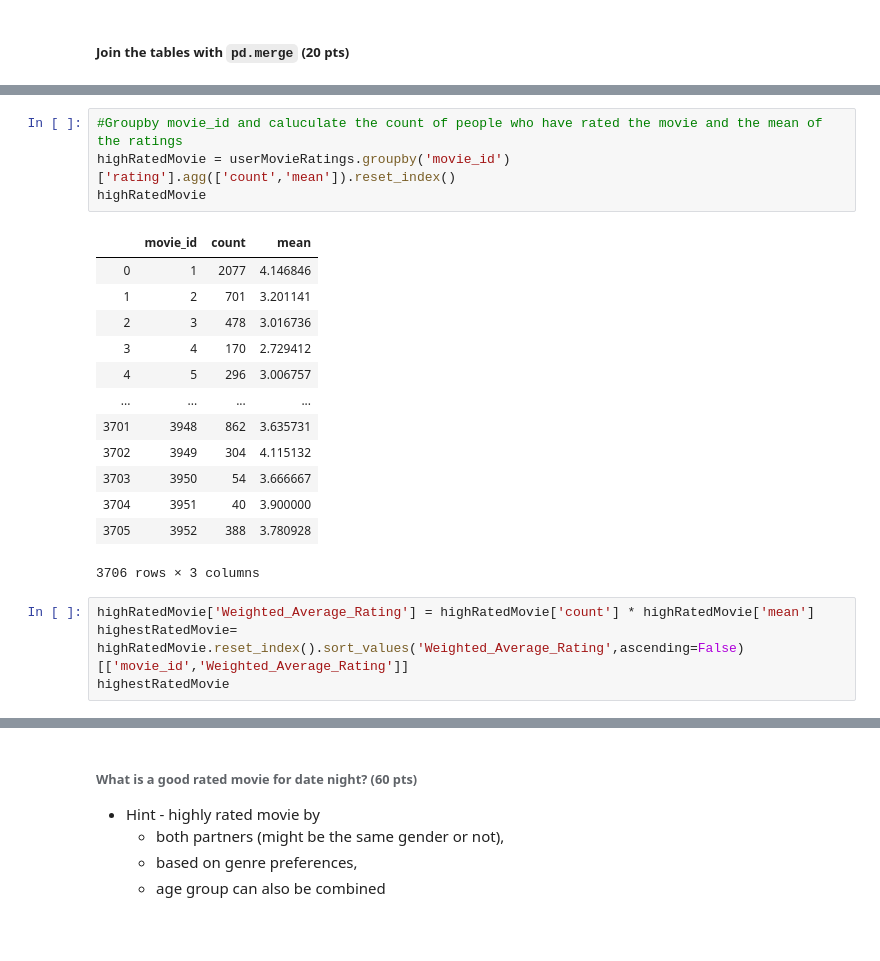
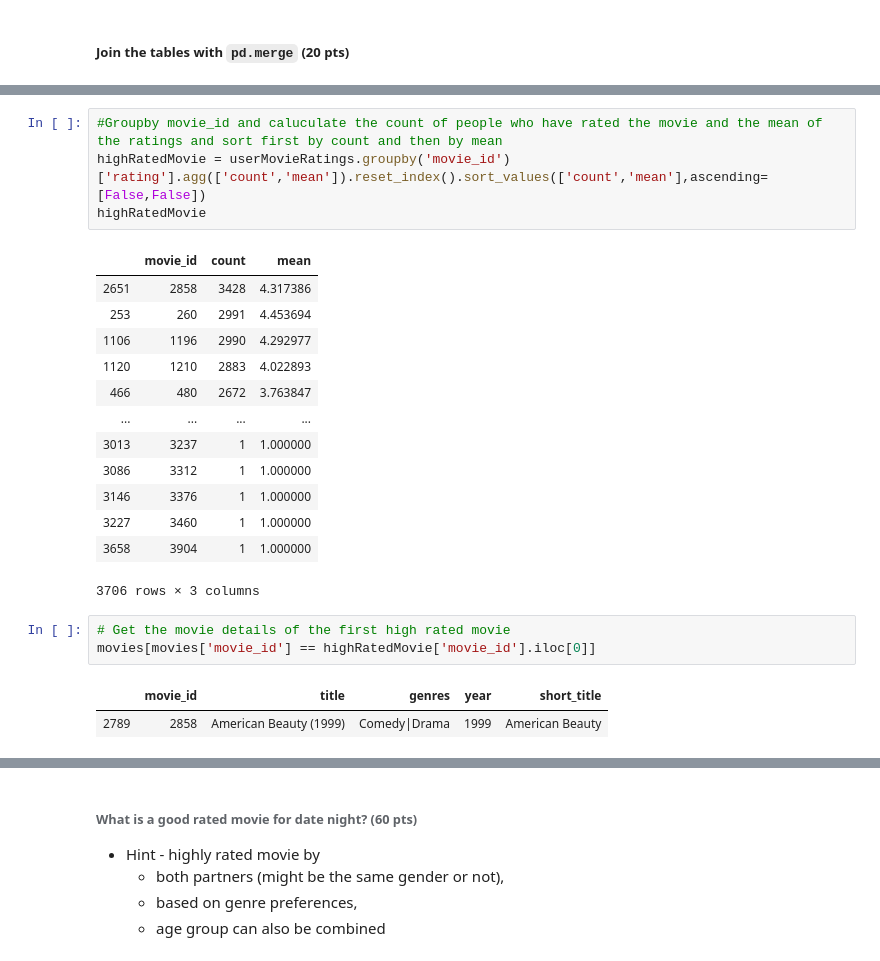
Before and after one commit to rashmihu/CSC-405-605_2020_Assignment, a Jupyter notebook: Assignment_2/code/date_night_movie.ipynb, the cells around one changed output, grey strips where cells are left out. Saved outputs shown, nothing was run; the diff lists cells and outputs as text; blank space fills up the shorter version.

```diff
--- a/Assignment_2/code/date_night_movie.ipynb
+++ b/Assignment_2/code/date_night_movie.ipynb
@@ -134,22 +150,24 @@ userMovieRatings = pd.merge(userRatings,movies)
 # %%
-#Groupby movie_id and caluculate the count of people who have rated the movie and the mean of the ratings
-highRatedMovie = userMovieRatings.groupby('movie_id')['rating'].agg(['count','mean']).reset_index()
+#Groupby movie_id and caluculate the count of people who have rated the movie and the mean of the ratings and sort first by count and then by mean
+highRatedMovie = userMovieRatings.groupby('movie_id')['rating'].agg(['count','mean']).reset_index().sort_values(['count','mean'],ascending=[False,False])
 highRatedMovie
 # %% [output]
 |  | movie_id | count | mean |
-| 0 | 1 | 2077 | 4.146846 |
-| 1 | 2 | 701 | 3.201141 |
-| 2 | 3 | 478 | 3.016736 |
-| 3 | 4 | 170 | 2.729412 |
-| 4 | 5 | 296 | 3.006757 |
+| 2651 | 2858 | 3428 | 4.317386 |
+| 253 | 260 | 2991 | 4.453694 |
+| 1106 | 1196 | 2990 | 4.292977 |
+| 1120 | 1210 | 2883 | 4.022893 |
+| 466 | 480 | 2672 | 3.763847 |
 | ... | ... | ... | ... |
-| 3701 | 3948 | 862 | 3.635731 |
-| 3702 | 3949 | 304 | 4.115132 |
-| 3703 | 3950 | 54 | 3.666667 |
-| 3704 | 3951 | 40 | 3.900000 |
-| 3705 | 3952 | 388 | 3.780928 |
+| 3013 | 3237 | 1 | 1.000000 |
+| 3086 | 3312 | 1 | 1.000000 |
+| 3146 | 3376 | 1 | 1.000000 |
+| 3227 | 3460 | 1 | 1.000000 |
+| 3658 | 3904 | 1 | 1.000000 |
 3706 rows × 3 columns
-# %%
-highRatedMovie['Weighted_Average_Rating'] = highRatedMovie['count'] * highRatedMovie['mean']
-highestRatedMovie= highRatedMovie.reset_index().sort_values('Weighted_Average_Rating',ascending=False)[['movie_id','Weighted_Average_Rating']]
-highestRatedMovie
+# %%
+# Get the movie details of the first high rated movie
+movies[movies['movie_id'] == highRatedMovie['movie_id'].iloc[0]]
+# %% [output]
+|  | movie_id | title | genres | year | short_title |
+| 2789 | 2858 | American Beauty (1999) | Comedy|Drama | 1999 | American Beauty |
```
Also changed, not shown: parts of 22 cells of this notebook, 1 other file.
